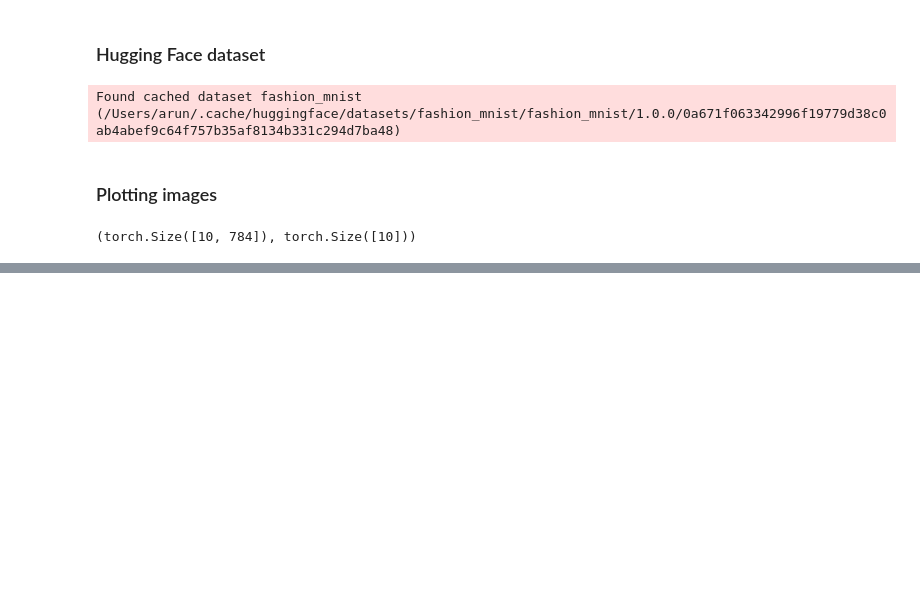
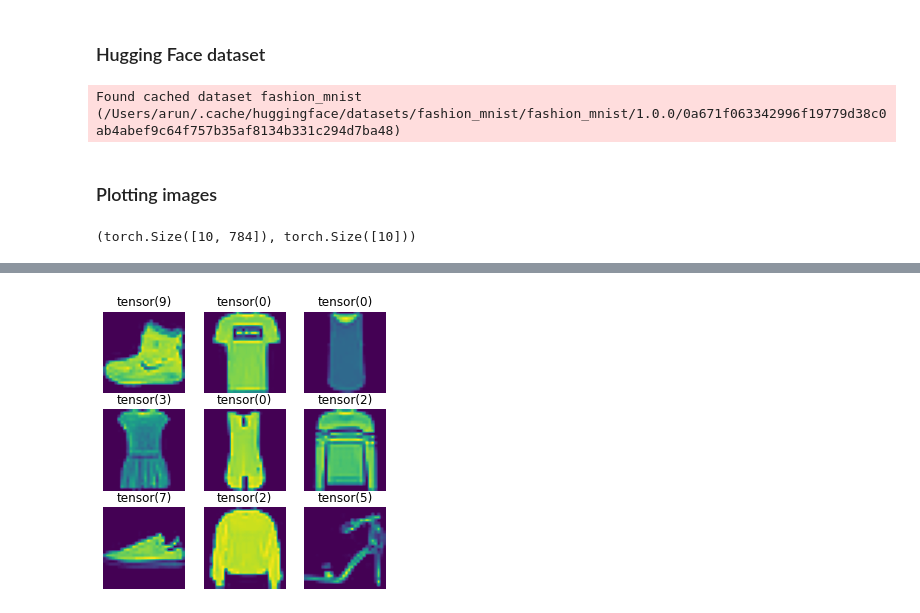
Before and after one commit to arun477/miniai, a Jupyter notebook: nbs/05_datasets.ipynb, the cells around one changed output, grey strips where cells are left out. Cells and saved outputs as stored; diff of their text form; code cells hidden in the pictures; blank space fills up the shorter version.

Commit message:
helper multiple image show func added

```diff
--- a/nbs/05_datasets.ipynb
+++ b/nbs/05_datasets.ipynb
@@ -183,0 +184,25 @@ for im,ax in zip(imgs, axs.flat):
+# %%
+#|export
+@fc.delegates(subplots)
+def show_images(imgs:list, # Images to show
+                nrows:int|None=None, # Number of rows in grid
+                ncols:int|None=None, # Number of columns in grid (auto-calculated if None)
+                titles:list|None=None, # Optional list of titles for each image
+                **kwargs):
+    "Show all images `ims` as subplots with `rows` using `titles`"
+    axs = get_grid(len(imgs), nrows, ncols, **kwargs)[1].flat
+    for im,t,ax in zip_longest(ims, titles or [], axs): show_image(im, ax=ax, title=t)
+# %%
+#|export
+@fc.delegates(get_grid)
+def show_images(imgs, nrows=None, ncols=None, titles=None, **kwargs):
+    axs = get_grid(len(imgs), nrows=nrows, ncols=ncols, **kwargs)[1]
+    for img,t,ax in zip_longest(imgs, titles or [], axs.flat):
+        show_image(img.view(28, 28), ax=ax, title=t)
+# %%
+lbls = yb[:9]
+lbls = [str(ele) for ele in list(lbls)]
+# %%
+show_images(imgs, imsize=1.7, titles=list(lbls))
+# %% [output]
+[figure, added]
```
Also changed, not shown: parts of 20 cells of this notebook.
